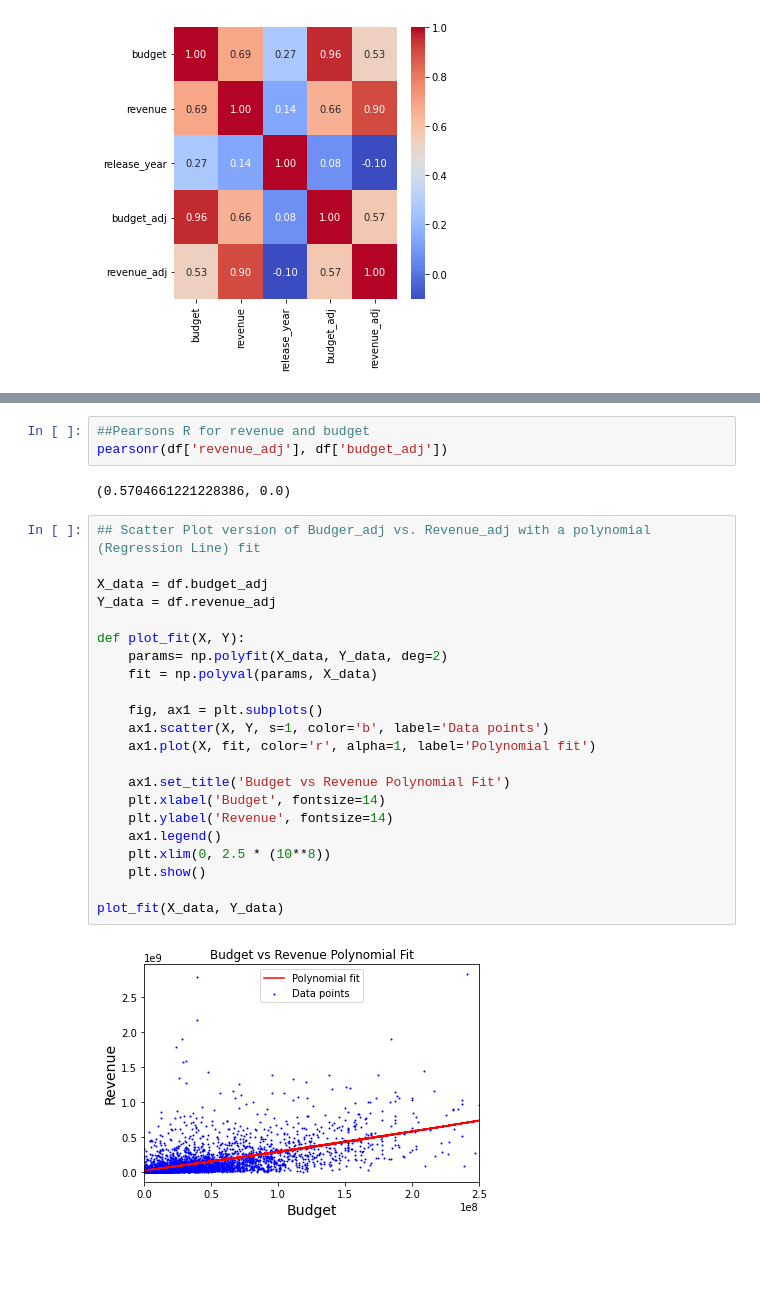
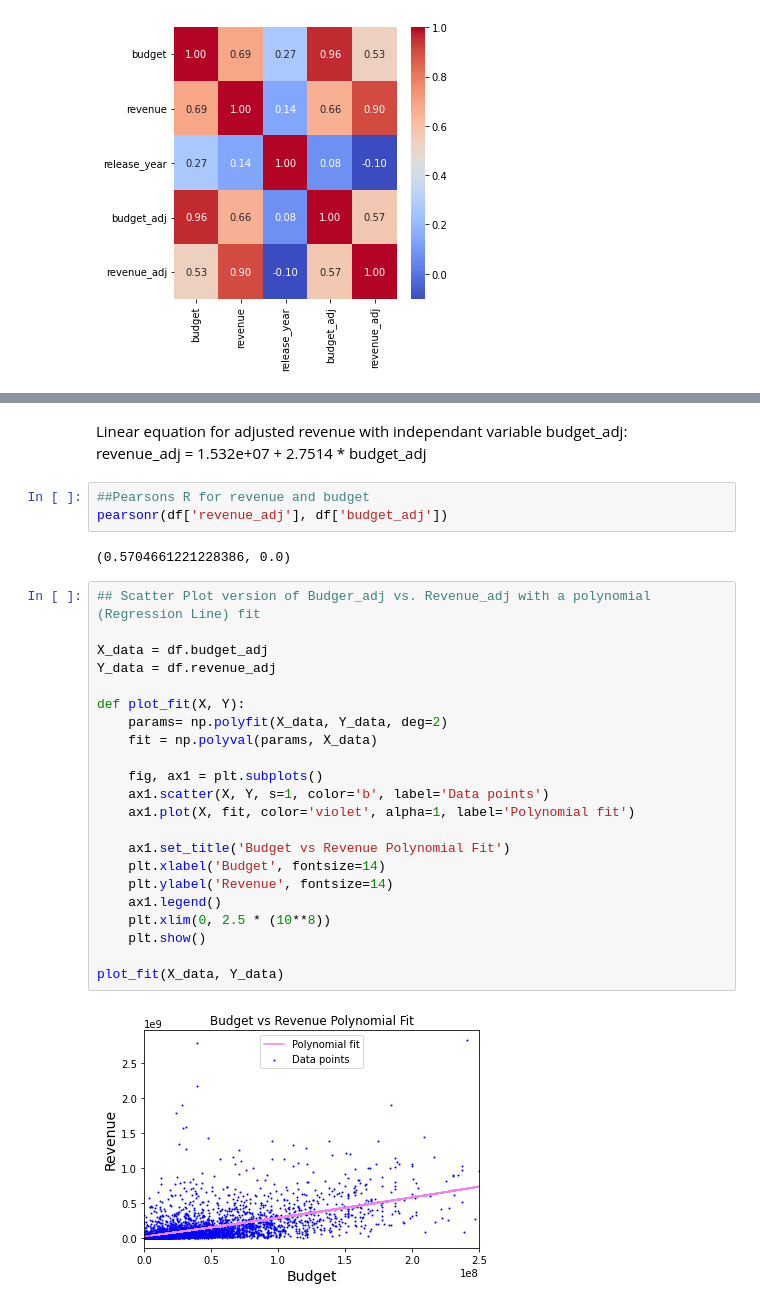
Before and after one commit to sebastian122H/Rasselbande, a Jupyter notebook: Python_for_Data_Science_Die_Rasselbande.ipynb, the cells around one changed output, grey strips where cells are left out. Cells and saved outputs as stored; diff of their text form; blank space fills up the shorter version.

```diff
--- a/Python_for_Data_Science_Die_Rasselbande.ipynb
+++ b/Python_for_Data_Science_Die_Rasselbande.ipynb
@@ -311,6 +277,10 @@ Notes:
 [1] Standard Errors assume that the covariance matrix of the errors is correctly specified.
 [2] The condition number is large, 8.85e+07. This might indicate that there are
 strong multicollinearity or other numerical problems.
+# %% [markdown]
+Linear equation for adjusted revenue with independant variable budget_adj:
+\
+revenue_adj = 1.532e+07 + 2.7514 * budget_adj
 # %%
 ##Pearsons R for revenue and budget
 pearsonr(df['revenue_adj'], df['budget_adj'])
@@ -319,24 +289,24 @@ pearsonr(df['revenue_adj'], df['budget_adj'])
 # %%
 ## Scatter Plot version of Budger_adj vs. Revenue_adj with a polynomial (Regression Line) fit
 
 X_data = df.budget_adj
 Y_data = df.revenue_adj
 
 def plot_fit(X, Y):
     params= np.polyfit(X_data, Y_data, deg=2)
     fit = np.polyval(params, X_data)
 
     fig, ax1 = plt.subplots()
     ax1.scatter(X, Y, s=1, color='b', label='Data points')
-    ax1.plot(X, fit, color='r', alpha=1, label='Polynomial fit')
+    ax1.plot(X, fit, color='violet', alpha=1, label='Polynomial fit')
 
     ax1.set_title('Budget vs Revenue Polynomial Fit')
     plt.xlabel('Budget', fontsize=14)
     plt.ylabel('Revenue', fontsize=14)
     ax1.legend()
     plt.xlim(0, 2.5 * (10**8))
     plt.show()
 
 plot_fit(X_data, Y_data)
 # %% [output]
-[figure, old version]
+[figure, new version]
```
Also changed, not shown: parts of 9 cells of this notebook.
